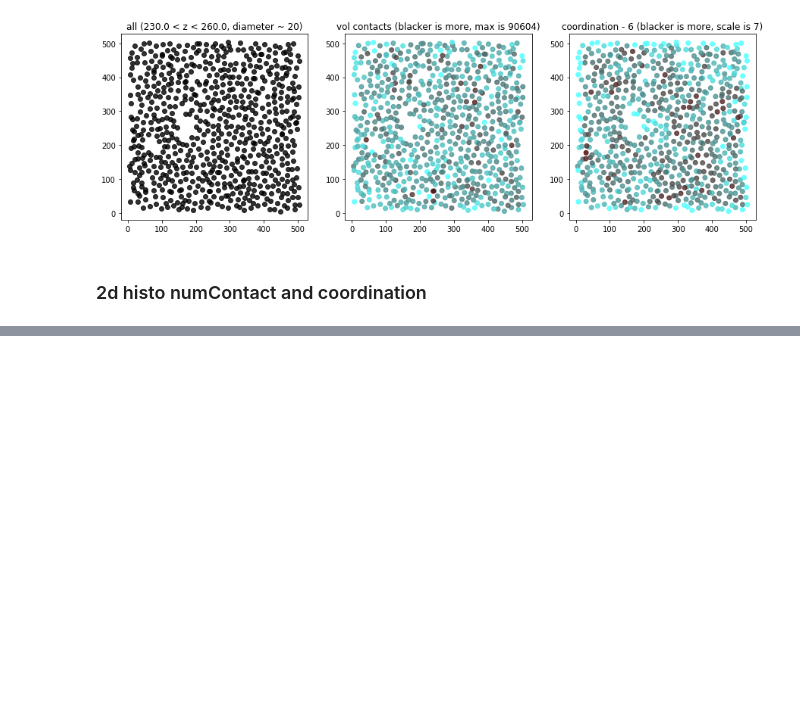
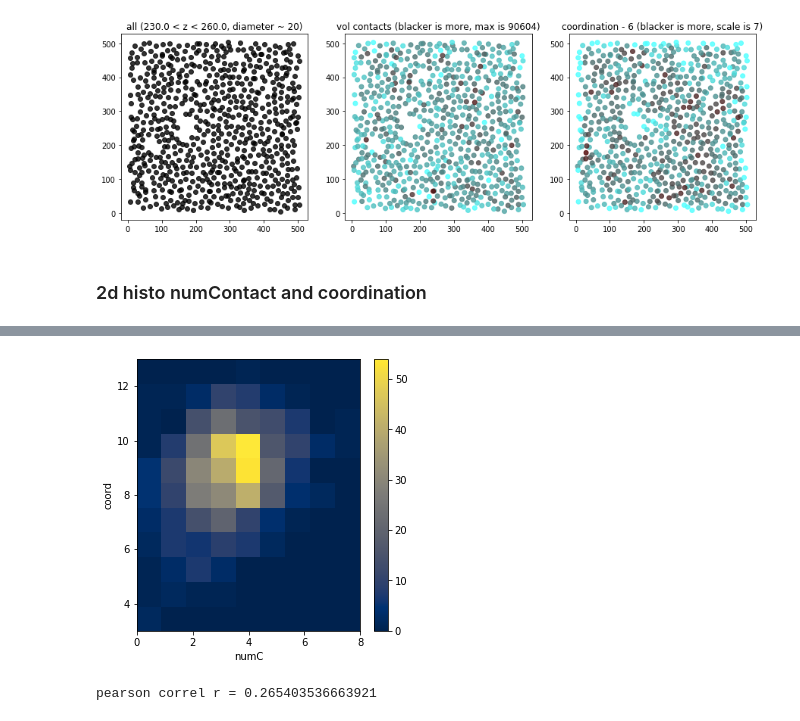
Before and after one commit to FTurci/canard-enchaine, a Jupyter notebook: Analysis-rlj.ipynb, the cells around one changed output, grey strips where cells are left out. Saved outputs shown, nothing was run; the diff lists cells and outputs as text; code cells hidden in the pictures; blank space fills up the shorter version.

```diff
--- a/Analysis-rlj.ipynb
+++ b/Analysis-rlj.ipynb
@@ -315,0 +323,13 @@ pearson correl r = 0.3425950225103544
+# %%
+zMin = 230
+zMax = zMin+zDepth
+
+scatterSlice(zMin,zDepth)
+
+num_contact_slice = [ num_contact_all[ii] for ii,cc in enumerate(xyzCen) if cc[indZ] > zMin and cc[indZ] < zMax ]
+coord_slice = [ coordination[ii] for ii,cc in enumerate(xyzCen) if cc[indZ] > zMin and cc[indZ] < zMax ]
+rCor = scipy.stats.pearsonr(num_contact_slice,coord_slice)
+print('pearson correl r =',rCor[0])
+# %% [output]
+[figure, added]
+pearson correl r = 0.265403536663921
```
Also changed, not shown: parts of 2 cells of this notebook.
